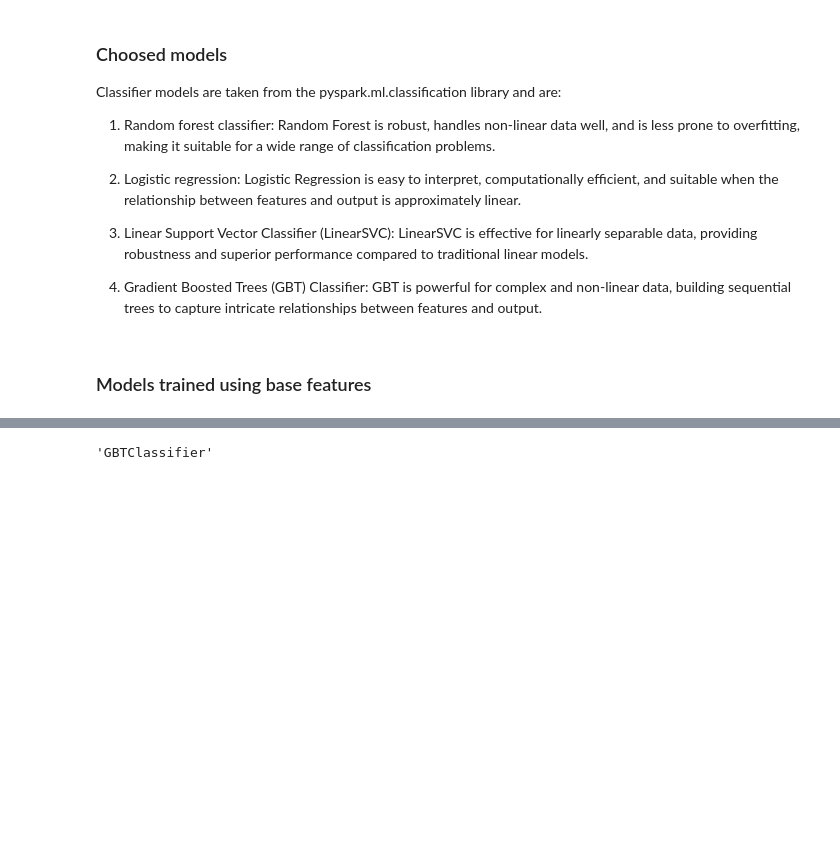
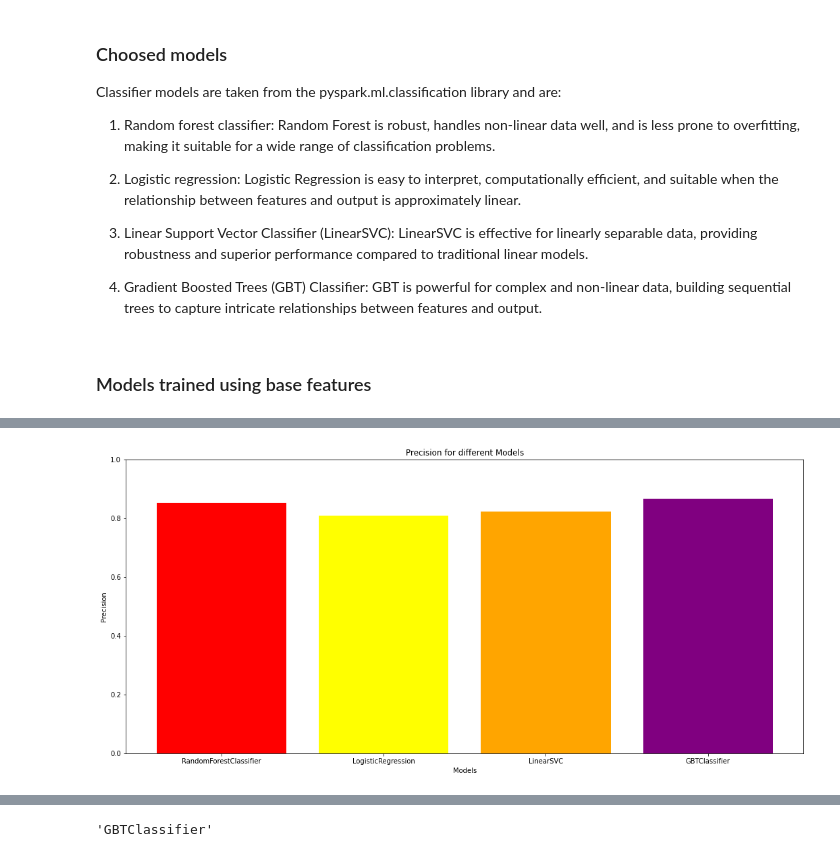
Before and after one commit to simonegramegna/URLs_mining, a Jupyter notebook: URLs_mining.ipynb, the cells around one changed output, grey strips where cells are left out. Drawn from its saved outputs; the diff is of its cells as text; code cells hidden in the pictures; blank space fills up the shorter version.

```diff
--- a/URLs_mining.ipynb
+++ b/URLs_mining.ipynb
@@ -657,0 +683,9 @@ Recall of LinearSVC: 0.808
+# %%
+plt.bar(model_names, precision_values, color=colors)
+plt.title('Precision for different Models')
+plt.xlabel('Models')
+plt.ylabel('Precision')
+plt.ylim([0, 1])
+plt.show()
+# %% [output]
+[figure, added]
```
Also changed, not shown: parts of 29 cells of this notebook, 2 other files.
